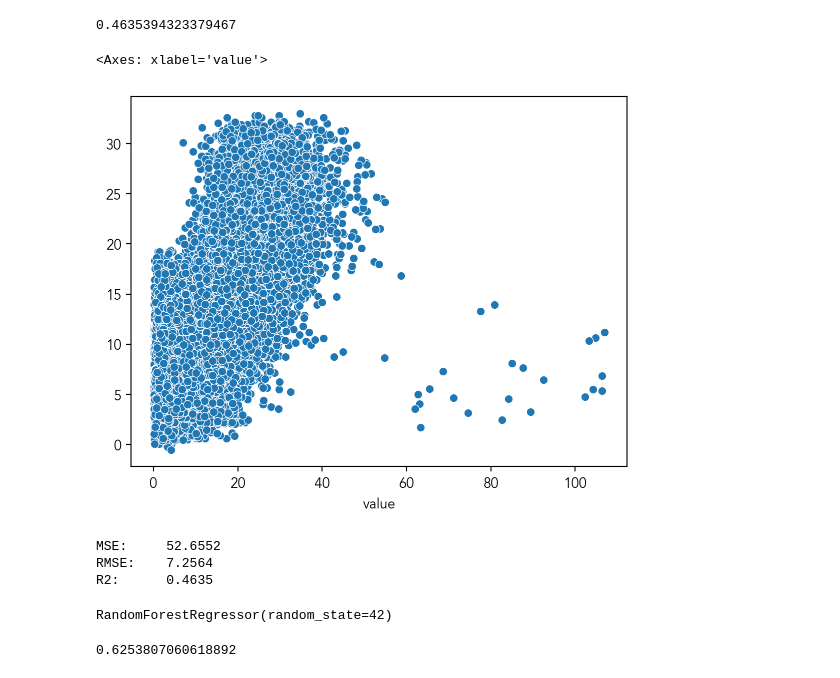
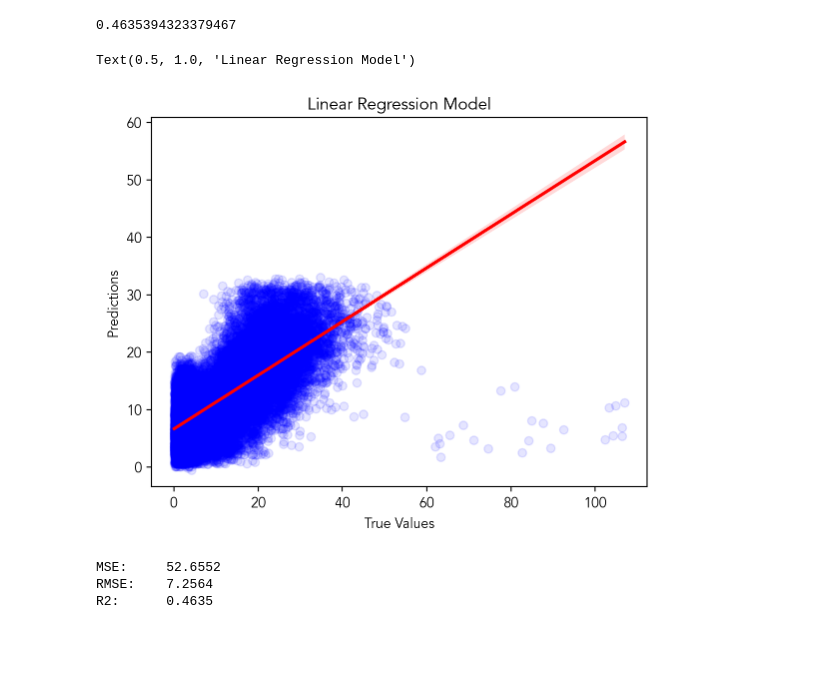
Before and after one commit to gyjong/workplace, a Jupyter notebook: quest_0202/0202_quest_sb.ipynb, the cells around one changed output. Cells and saved outputs as stored; diff of their text form; code cells hidden in the pictures; blank space fills up the shorter version.

```diff
--- a/quest_0202/0202_quest_sb.ipynb
+++ b/quest_0202/0202_quest_sb.ipynb
@@ -865,11 +869,14 @@ predic = model.predict(X_test)
 metrics.r2_score(y_test, predic)
 # %% [output]
 0.4635394323379467
-# %%
-sns.scatterplot(x = y_test, y = predic)
-# %% [output]
-<Axes: xlabel='value'>
-[figure, removed]
+# %%
+sns.regplot(x = y_test, y = predic, scatter_kws={'alpha':0.1, 'color':'blue'}, line_kws={'color': 'red'})
+plt.xlabel('True Values')
+plt.ylabel('Predictions')
+plt.title('Linear Regression Model')
+# %% [output]
+Text(0.5, 1.0, 'Linear Regression Model')
+[figure, added]
 # %%
 import numpy as np
 from sklearn.metrics import mean_absolute_error, mean_squared_error, mean_squared_log_error, r2_score
@@ -901,4 +904,0 @@ model_r = RandomForestRegressor(n_estimators=100, random_state=42)
-# %%
-model_r.fit(X_train, y_train)
-# %% [output]
-RandomForestRegressor(random_state=42)
@@ -907,4 +904,0 @@ predic_r = model_r.predict(X_test)
-# %%
-metrics.r2_score(y_test, predic_r)
-# %% [output]
-0.6253807060618892
```
Also changed, not shown: parts of 11 cells of this notebook.
